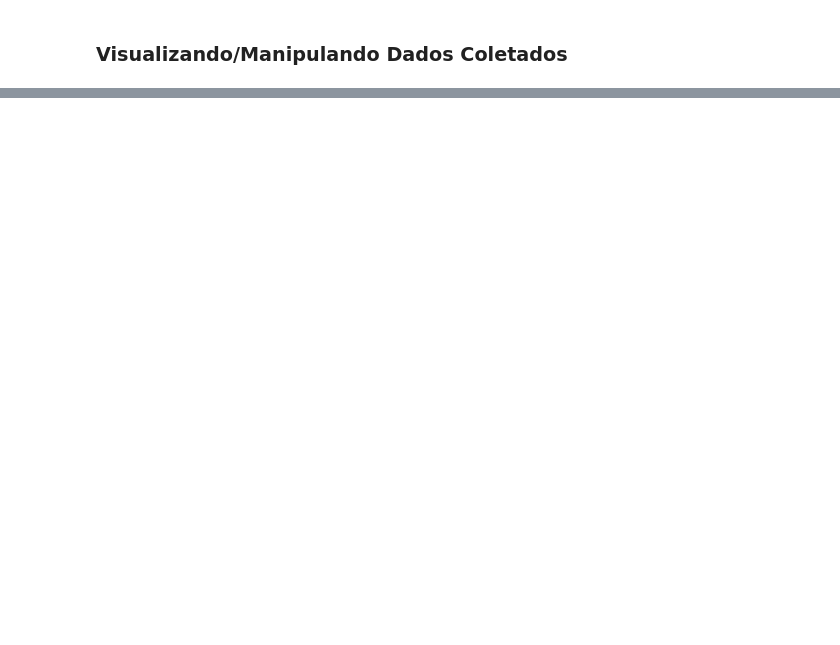
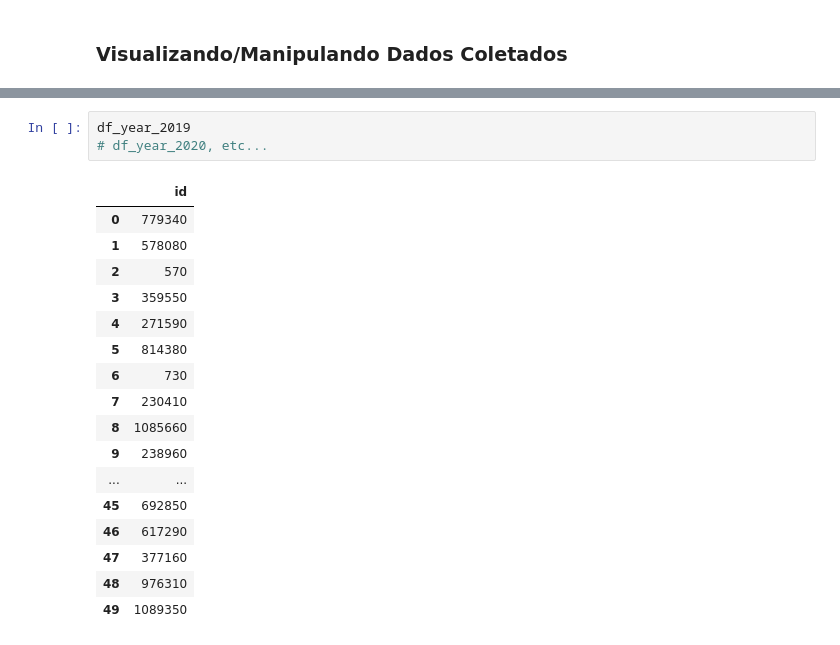
Before and after one commit to AlortCraft/Projeto-ICD-Steam, a Jupyter notebook: main.ipynb, the cells around one changed output, grey strips where cells are left out. Drawn from its saved outputs; the diff is of its cells as text; blank space fills up the shorter version.

```diff
--- a/main.ipynb
+++ b/main.ipynb
@@ -229,0 +387,21 @@ Pesquisa mal sucedida para Wallpaper Engine.
+# %%
+df_year_2019
+# df_year_2020, etc...
+# %% [output]
+|  | id |
+| 0 | 779340 |
+| 1 | 578080 |
+| 2 | 570 |
+| 3 | 359550 |
+| 4 | 271590 |
+| 5 | 814380 |
+| 6 | 730 |
+| 7 | 230410 |
+| 8 | 1085660 |
+| 9 | 238960 |
+| ... | ... |
+| 45 | 692850 |
+| 46 | 617290 |
+| 47 | 377160 |
+| 48 | 976310 |
+| 49 | 1089350 |
```
Also changed, not shown: parts of 16 cells of this notebook, 19 other files.
